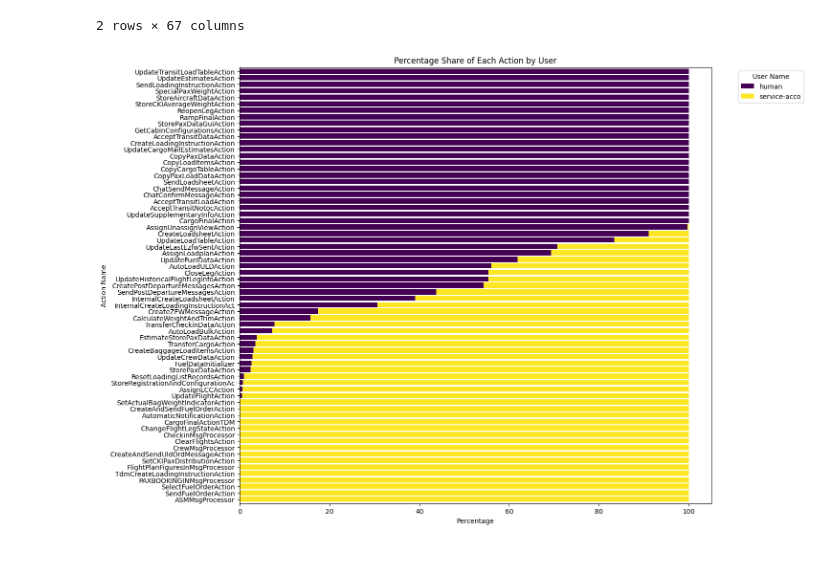
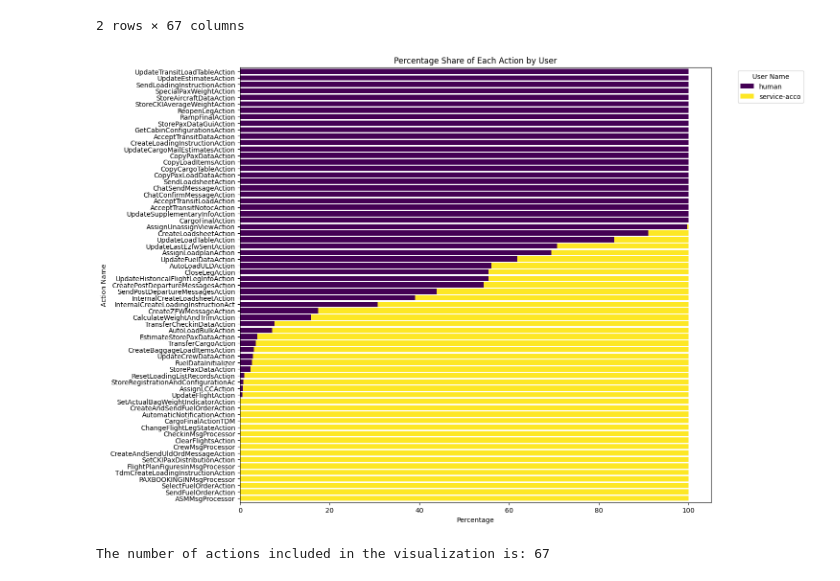
Before and after one commit to aref-hasan/aircraft_load, a Jupyter notebook: visualization/data_exploration.ipynb, the cells around one changed output. Drawn from its saved outputs; the diff is of its cells as text; code cells hidden in the pictures.

```diff
--- a/visualization/data_exploration.ipynb
+++ b/visualization/data_exploration.ipynb
@@ -413,27 +413,33 @@ user_action_percentage
 # %%
 
 # sort actions by the percentage of 'human' or 'service-acco'
 # choose the user to sort by, for example 'human'
 user_to_sort_by = 'human'
 sorted_actions = user_action_percentage.T.sort_values(by=user_to_sort_by, ascending=False).index
 
 # plot the percentage share of each action by each user with swapped axes and increased spacing
 fig, ax = plt.subplots(figsize=(15, 10))
 user_action_percentage[sorted_actions].T.plot(kind='barh', stacked=True, ax=ax, colormap='viridis', width=0.8)
 
 # add title and labels
 plt.title('Percentage Share of Each Action by User')
 plt.xlabel('Percentage')
 plt.ylabel('Action Name')
 plt.legend(title='User Name', bbox_to_anchor=(1.05, 1), loc='upper left')
 
 # add more spacing between the bars
 ax.set_yticks([i for i in range(len(sorted_actions))])
 ax.set_yticklabels(sorted_actions, ha='right')
 plt.gca().invert_yaxis()
 
 # adjust layout for more spacing
 plt.tight_layout(pad=0.95)
 plt.show()
+
+# Count the number of actions included in the visualization
+num_actions_in_visualization = len(sorted_actions)
+
+print(f'The number of actions included in the visualization is: {num_actions_in_visualization}')
 # %% [output]
-[figure, old version]
+[figure, new version]
+The number of actions included in the visualization is: 67
```
Also changed, not shown: 4 other files.
